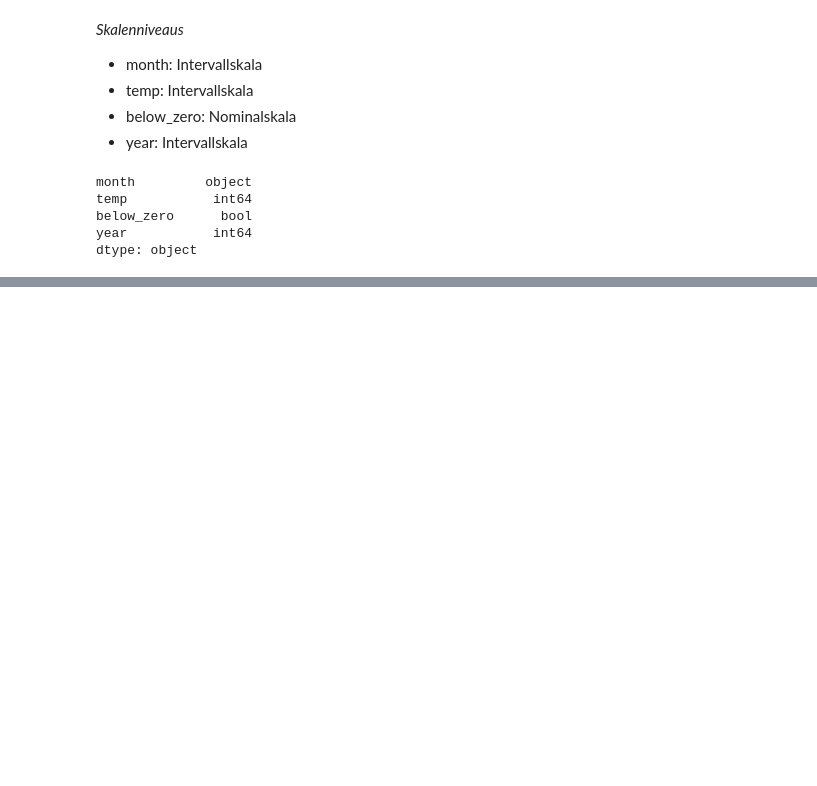
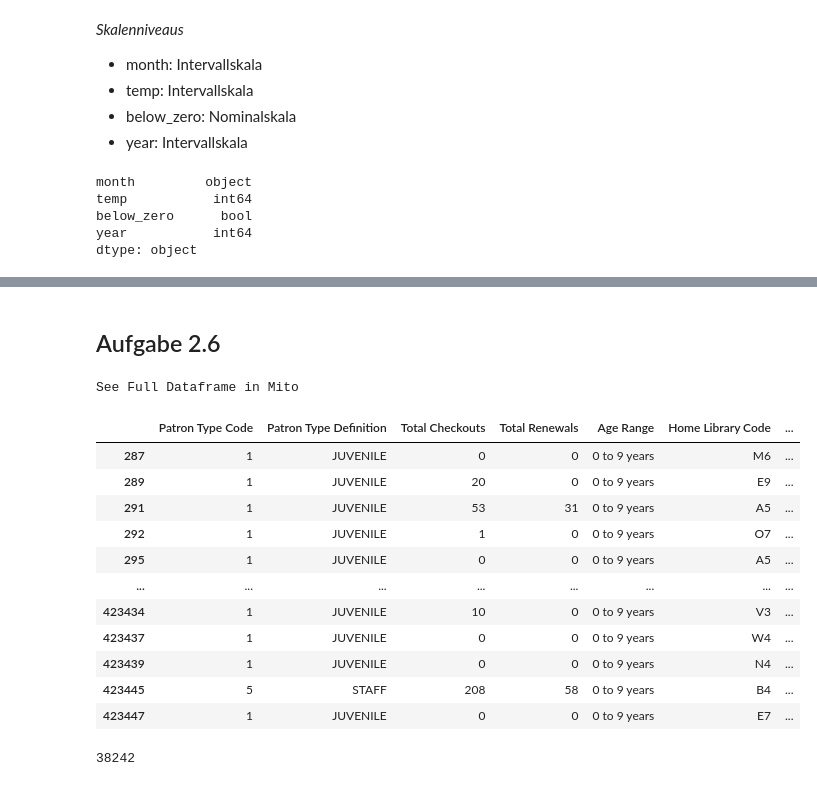
Before and after one commit to patriziaz/2021-11-29-DL_Patrizia_Zueger, a Jupyter notebook: Modul_3/notebooks/pandas_introduction.ipynb, the cells around one changed output, grey strips where cells are left out. Drawn from its saved outputs; the diff is of its cells as text; code cells hidden in the pictures; blank space fills up the shorter version.

```diff
--- a/Modul_3/notebooks/pandas_introduction.ipynb
+++ b/Modul_3/notebooks/pandas_introduction.ipynb
@@ -40,0 +279,23 @@ dtype: object
+# %% [markdown]
+## Aufgabe 2.6
+# %%
+kinder_unter_10 = (df['Age Range'] == '0 to 9 years')
+df.loc[kinder_unter_10]
+# %% [output]
+See Full Dataframe in Mito
+|  | Patron Type Code | Patron Type Definition | Total Checkouts | Total Renewals | Age Range | Home Library Code | ... |
+| 287 | 1 | JUVENILE | 0 | 0 | 0 to 9 years | M6 | ... |
+| 289 | 1 | JUVENILE | 20 | 0 | 0 to 9 years | E9 | ... |
+| 291 | 1 | JUVENILE | 53 | 31 | 0 to 9 years | A5 | ... |
+| 292 | 1 | JUVENILE | 1 | 0 | 0 to 9 years | O7 | ... |
+| 295 | 1 | JUVENILE | 0 | 0 | 0 to 9 years | A5 | ... |
+| ... | ... | ... | ... | ... | ... | ... | ... |
+| 423434 | 1 | JUVENILE | 10 | 0 | 0 to 9 years | V3 | ... |
+| 423437 | 1 | JUVENILE | 0 | 0 | 0 to 9 years | W4 | ... |
+| 423439 | 1 | JUVENILE | 0 | 0 | 0 to 9 years | N4 | ... |
+| 423445 | 5 | STAFF | 208 | 58 | 0 to 9 years | B4 | ... |
+| 423447 | 1 | JUVENILE | 0 | 0 | 0 to 9 years | E7 | ... |
+# %%
+print(len(df[kinder_unter_10]))
+# %% [output]
+38242
```
Also changed, not shown: parts of 40 cells of this notebook.
